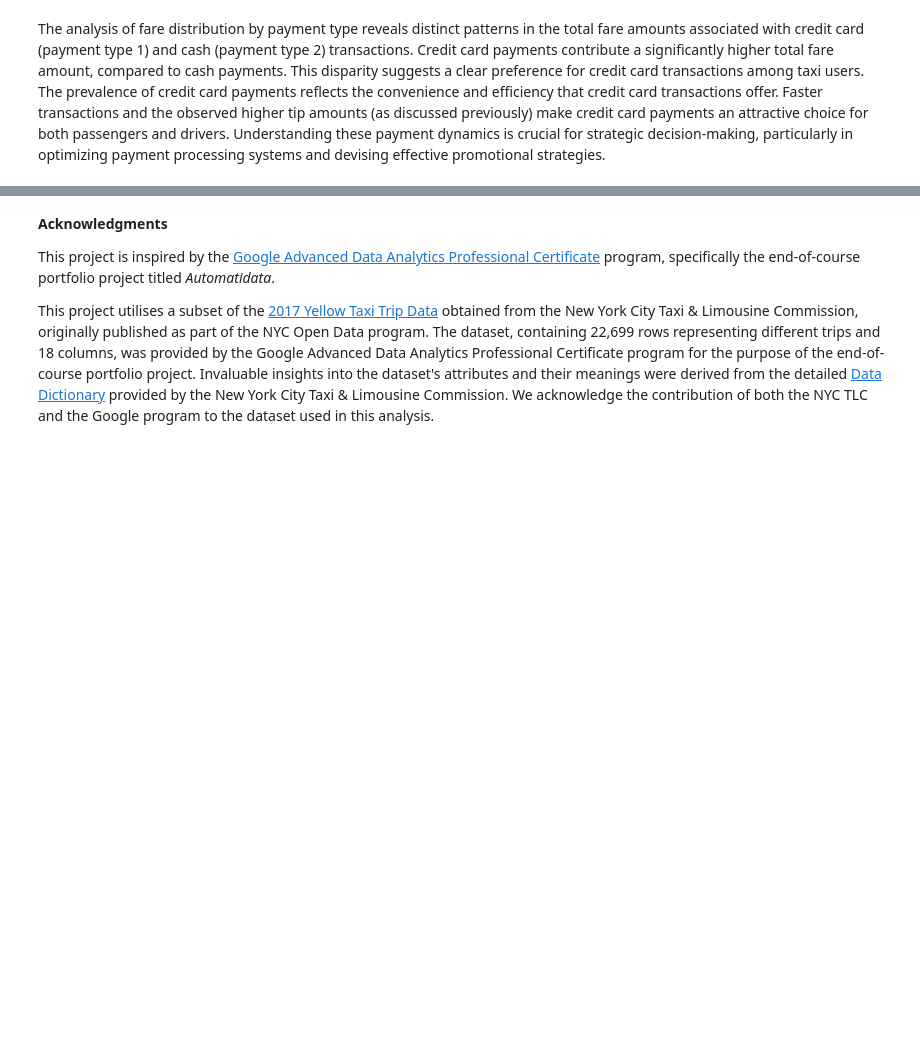
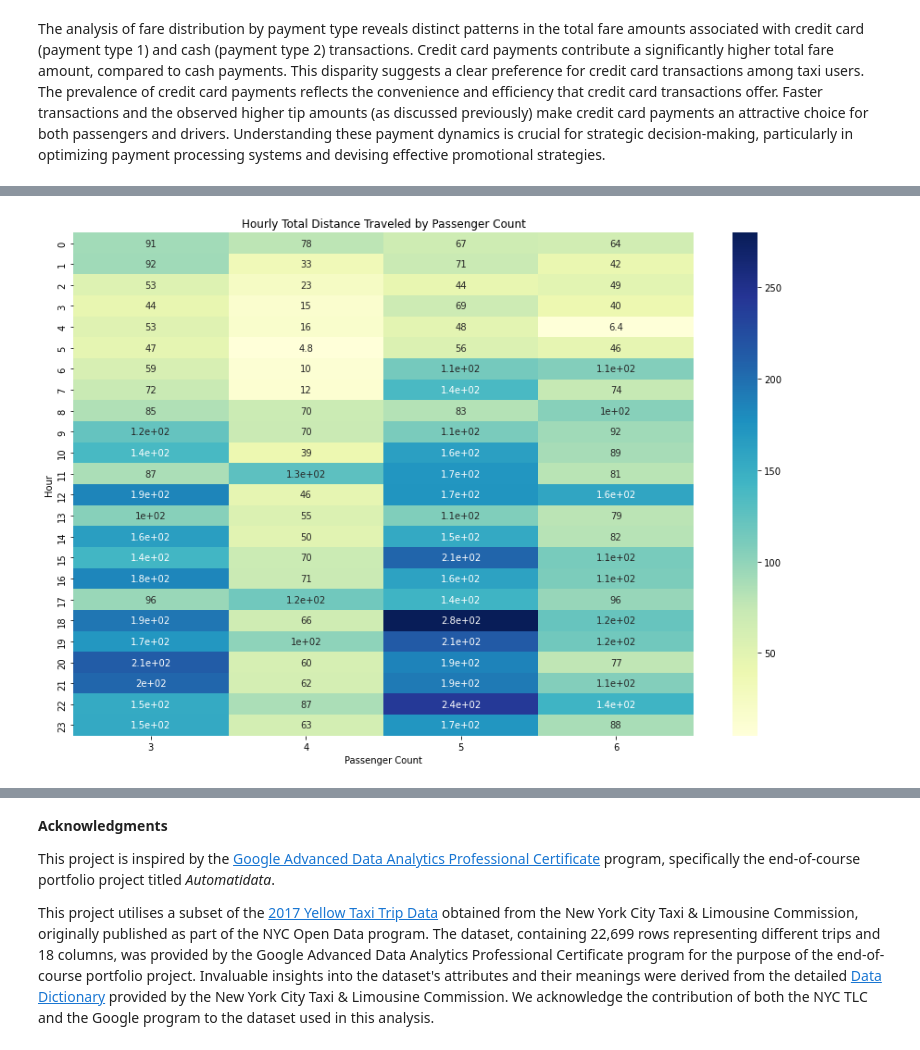
Before and after one commit to sssunri/farecast_NYC-TLC_estimation, a Jupyter notebook: fare_estimation.ipynb, the cells around one changed output, grey strips where cells are left out. Drawn from its saved outputs; the diff is of its cells as text; code cells hidden in the pictures; blank space fills up the shorter version.

```diff
--- a/fare_estimation.ipynb
+++ b/fare_estimation.ipynb
@@ -826,0 +788,11 @@ Analyzing the total revenue by month sheds light on the financial trends in taxi
+# %%
+plt.figure(figsize=(15, 10))
+distance_per_passenger_count = df[df['passenger_count'] >= 3]
+heatmap_data = distance_per_passenger_count.groupby(by=['passenger_count', 'hour']).sum()[['trip_distance']].reset_index().pivot(index='hour', columns='passenger_count', values='trip_distance')
+sns.heatmap(heatmap_data, cmap='YlGnBu', annot=True)
+plt.title('Hourly Total Distance Traveled by Passenger Count')
+plt.xlabel('Passenger Count')
+plt.ylabel('Hour')
+plt.show()
+# %% [output]
+[figure, added]
```
Also changed, not shown: parts of 126 cells of this notebook.
